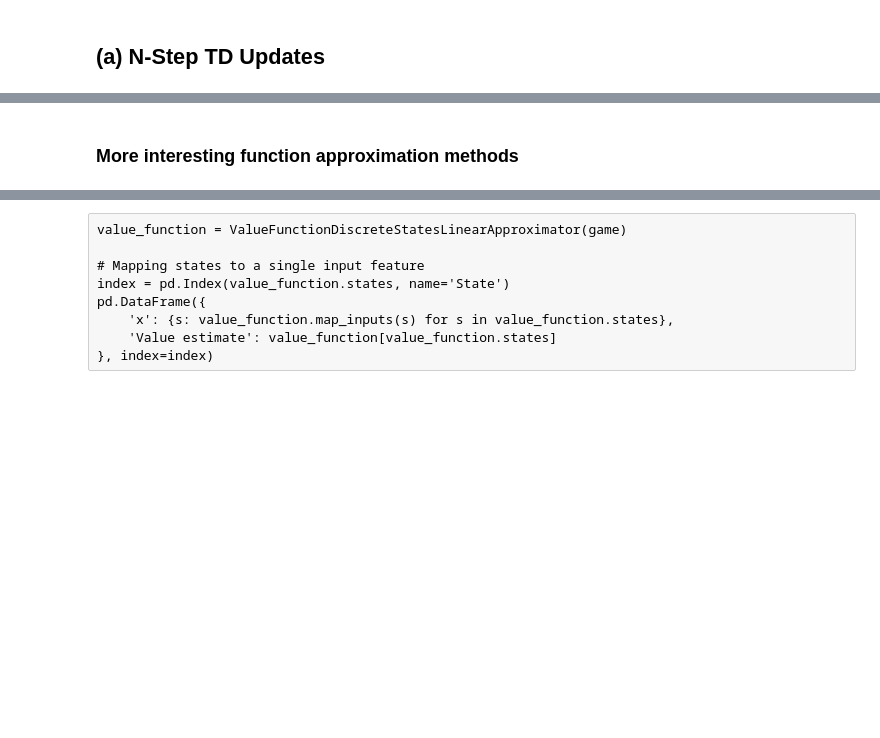
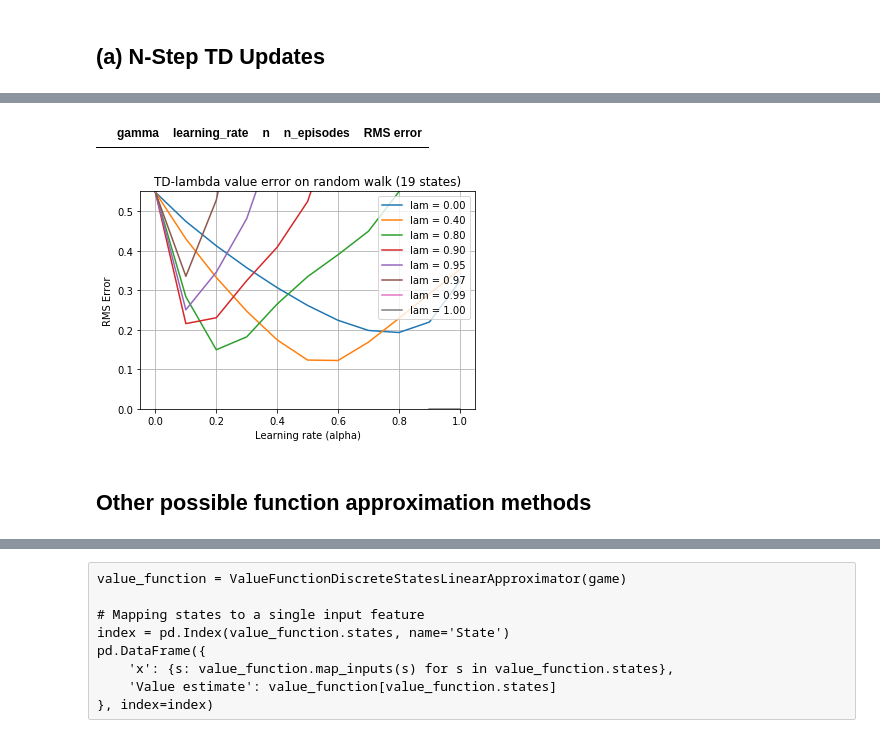
Before and after one commit to billtubbs/game-learner, a Jupyter notebook: Development-of-TD-Lambda-algorithm.ipynb, the cells around one changed output, grey strips where cells are left out. Cells and saved outputs as stored; diff of their text form; code cells hidden in the pictures; blank space fills up the shorter version.

Commit message:
Debugged n-step and TD-lambda

```diff
--- a/Development-of-TD-Lambda-algorithm.ipynb
+++ b/Development-of-TD-Lambda-algorithm.ipynb
@@ -386,0 +1058,29 @@ plt.show()
+# %%
+# Run many repetitions with varying parameter values
+n_reps = 10
+n_states = 19
+
+# all possible steps
+lam_values = [0.0, 0.4, 0.8, 0.9, 0.95, 0.975, 0.99, 1.0]
+
+# all possible alphas
+alpha_values = np.arange(0, 1.1, 0.1)
+
+# Use this dictionary to accumulate the results
+avg_rms_errors = {}
+
+print(f"Running experiments...")
+for lam in lam_values:
+    print(f"lam: {lam}")
+    for alpha in alpha_values:
+        params, avg_rms_error = run_random_walk_with_td_lambda(lam=lam, learning_rate=alpha,
+                                                               n_reps=n_reps, size=n_states)
+        avg_rms_errors[tuple(params.items())] = avg_rms_error
+
+print(f"{len(avg_rms_errors)} results calculated")
+param_values = [dict(x) for x in avg_rms_errors.keys()]
+rms_error_values = list(avg_rms_errors.values())
+results_df = pd.concat([pd.DataFrame(param_values),
+                        pd.Series(rms_error_values, name='RMS error')],
+                       axis=1)
+results_df.head()
@@ -387,3 +1104,26 @@ plt.show()
+# %%
+# Getting some infinite errors...
+df.loc[df['RMS error'] == np.inf]
+# %% [output]
+|  | gamma | learning_rate | n | n_episodes | RMS error |
+# %%
+# Plot results
+results_by_lam_value = results_df.groupby('lam')
+fig, ax = plt.subplots()
+for lam, df in results_by_lam_value:
+    rms_errors = df['RMS error']
+    learning_rates = df['learning_rate']
+    ax.plot(learning_rates, rms_errors, label=f'lam = {lam:.2f}')
+plt.title('TD-lambda value error on random walk (%d states)' % game.size)
+ax.set_xlabel('Learning rate (alpha)')
+ax.set_ylabel('RMS Error')
+ax.set_ylim(0.0, 0.55)
+plt.legend()
+plt.grid()
+plt.savefig(f"random-walk-td-lambda-{game.size}-{n_reps}.pdf")
+plt.show()
+# %% [output]
+[figure, added]
 # %% [markdown]
-### More interesting function approximation methods
+## Other possible function approximation methods
 # %%
```
Also changed, not shown: parts of 64 cells of this notebook.
